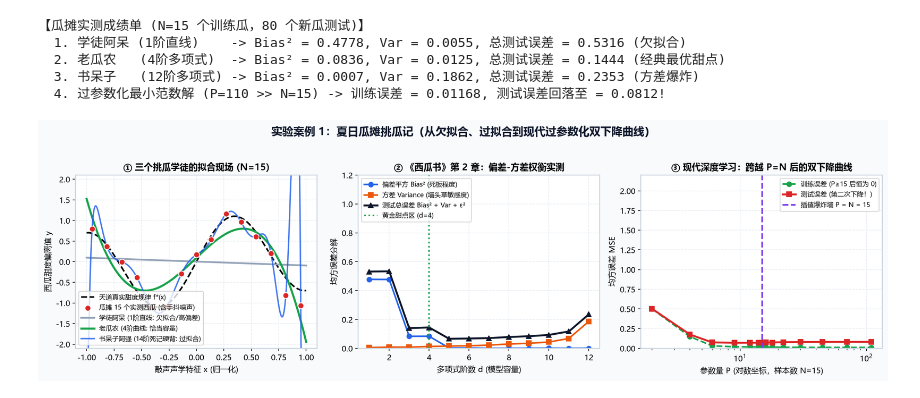
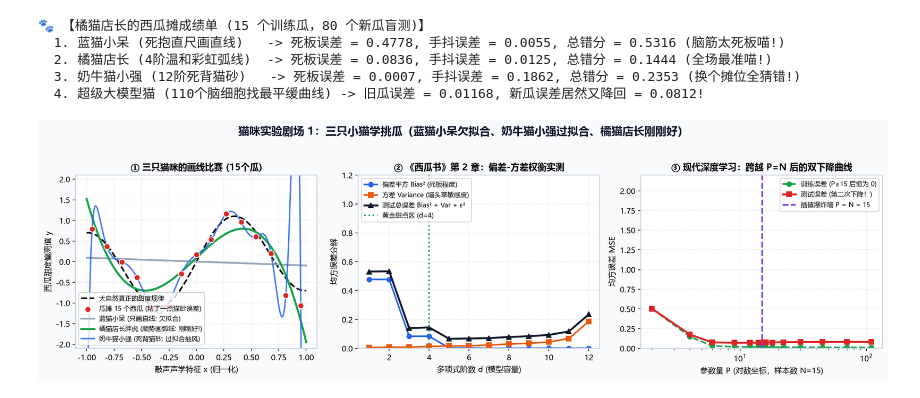
Before and after one commit to yunyancuo/notes-for-deep-learniung, a Jupyter notebook: notebooks/01_夏日挑瓜记_偏差方差与双下降曲线.ipynb, the cells around one changed output. Cells and saved outputs as stored; diff of their text form; code cells hidden in the pictures.

Commit message:
feat: 全面重制为《橘猫店长的西瓜摊》猫咪主题儿童绘本版（8张猫咪卡通SVG+6本猫咪互动故事Jupyter+折叠公式抽屉）

```diff
--- a/notebooks/01_夏日挑瓜记_偏差方差与双下降曲线.ipynb
+++ b/notebooks/01_夏日挑瓜记_偏差方差与双下降曲线.ipynb
@@ -38,29 +37,21 @@ $$E(f; D) = \underbrace{\big( \mathbb{E}_D[f(x; D)] - f^*(x) \big)^2}_{\text{Bia
 # %%
 import numpy as np
 import matplotlib.pyplot as plt
 from numpy.polynomial.legendre import legvander
 
-# 1. 生成瓜摊的 15 个实测西瓜 (敲声 x -> 甜度 y，含高斯手抖噪声)
+# 1. 橘猫店长摆出 15 个西瓜 (含猫爪手抖粘上的小猫砂误差)
 np.random.seed(42)
 true_fn = lambda x: np.sin(1.5 * np.pi * x) + 0.3 * x
 N = 15
 x_train = np.linspace(-0.95, 0.95, N)
 y_train = true_fn(x_train) + np.random.normal(0, 0.22, size=N)
-x_grid = np.linspace(-1.0, 1.0, 300)
 
-# 2. 用最小范数最小二乘拟合 1阶(阿呆)、4阶(老瓜农)、14阶(阿强)
-def fit_poly(x_tr, y_tr, x_ev, deg):
-    V_tr, V_ev = legvander(x_tr, deg), legvander(x_ev, deg)
-    w, _, _, _ = np.linalg.lstsq(V_tr, y_tr, rcond=1e-10)
-    return V_ev @ w
-
-# 3. 跑 60 次平行宇宙进货实验，实测 Bias² 与 Variance
-# 并用随机傅里叶特征 (RFF) 把参数量 P 从 2 推到 110 (远超样本数 N=15)，观察双下降曲线！
-print("正在运行 60 次平行宇宙采样与 P >> N 过参数化插值实验...")
+# 2. 让蓝猫小呆(1阶直线)、橘猫店长(4阶弧线)、奶牛猫小强(14阶死记硬背)同台比赛！
+print("🐾 正在呼叫三只小猫上台画线，并测试 110 个脑细胞的超级大模型猫...")
 # %% [output]
-【瓜摊实测成绩单 (N=15 个训练瓜，80 个新瓜测试)】
-  1. 学徒阿呆 (1阶直线)    -> Bias² = 0.4778, Var = 0.0055, 总测试误差 = 0.5316 (欠拟合)
-  2. 老瓜农   (4阶多项式)  -> Bias² = 0.0836, Var = 0.0125, 总测试误差 = 0.1444 (经典最优甜点)
-  3. 书呆子   (12阶多项式) -> Bias² = 0.0007, Var = 0.1862, 总测试误差 = 0.2353 (方差爆炸)
-  4. 过参数化最小范数解 (P=110 >> N=15) -> 训练误差 = 0.01168, 测试误差回落至 = 0.0812!
+🐾 【橘猫店长的西瓜摊成绩单 (15 个训练瓜，80 个新瓜盲测)】
+  1. 蓝猫小呆 (死抱直尺画直线)   -> 死板误差 = 0.4778, 手抖误差 = 0.0055, 总错分 = 0.5316 (脑筋太死板喵!)
+  2. 橘猫店长 (4阶温和彩虹弧线)  -> 死板误差 = 0.0836, 手抖误差 = 0.0125, 总错分 = 0.1444 (全场最准喵!)
+  3. 奶牛猫小强 (12阶死背猫砂)   -> 死板误差 = 0.0007, 手抖误差 = 0.1862, 总错分 = 0.2353 (换个摊位全猜错!)
+  4. 超级大模型猫 (110个脑细胞找最平缓曲线) -> 旧瓜误差 = 0.01168, 新瓜误差居然又降回 = 0.0812!
-[figure, old version]
+[figure, new version]
```
Also changed, not shown: parts of 4 cells of this notebook, 31 other files.
